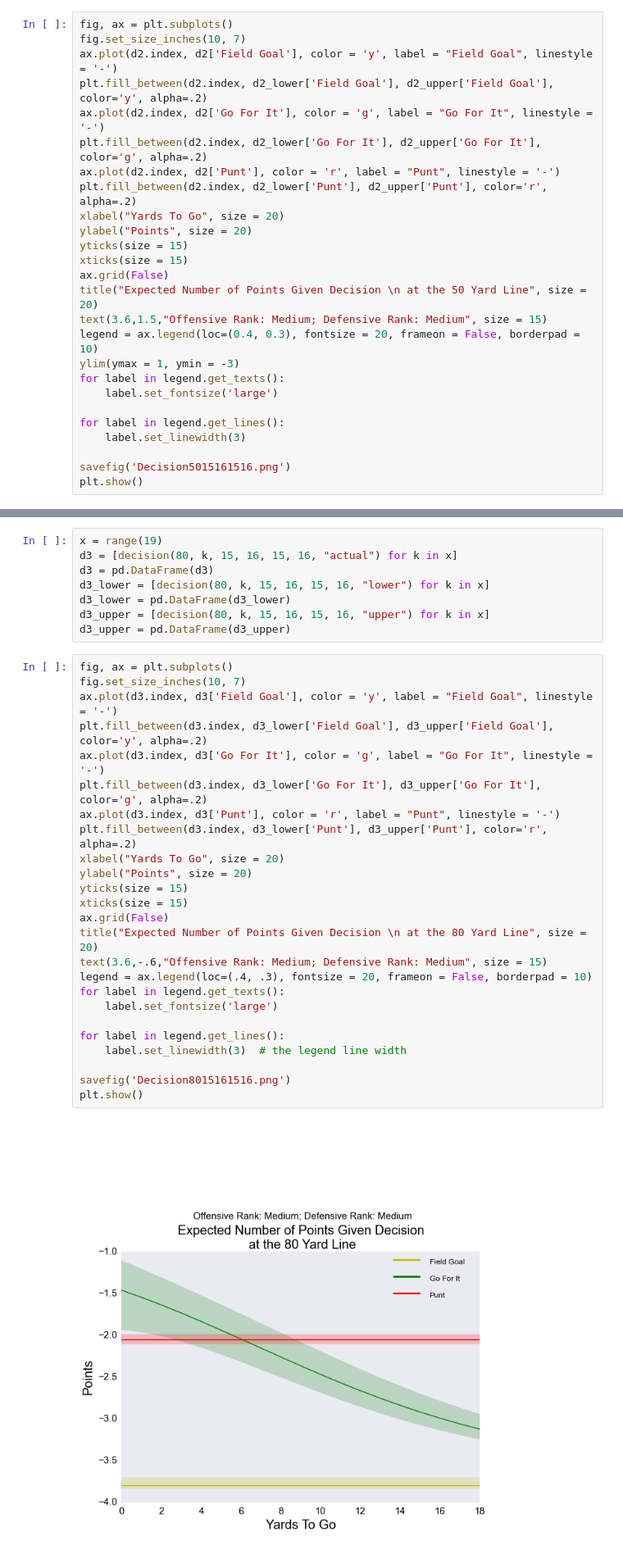
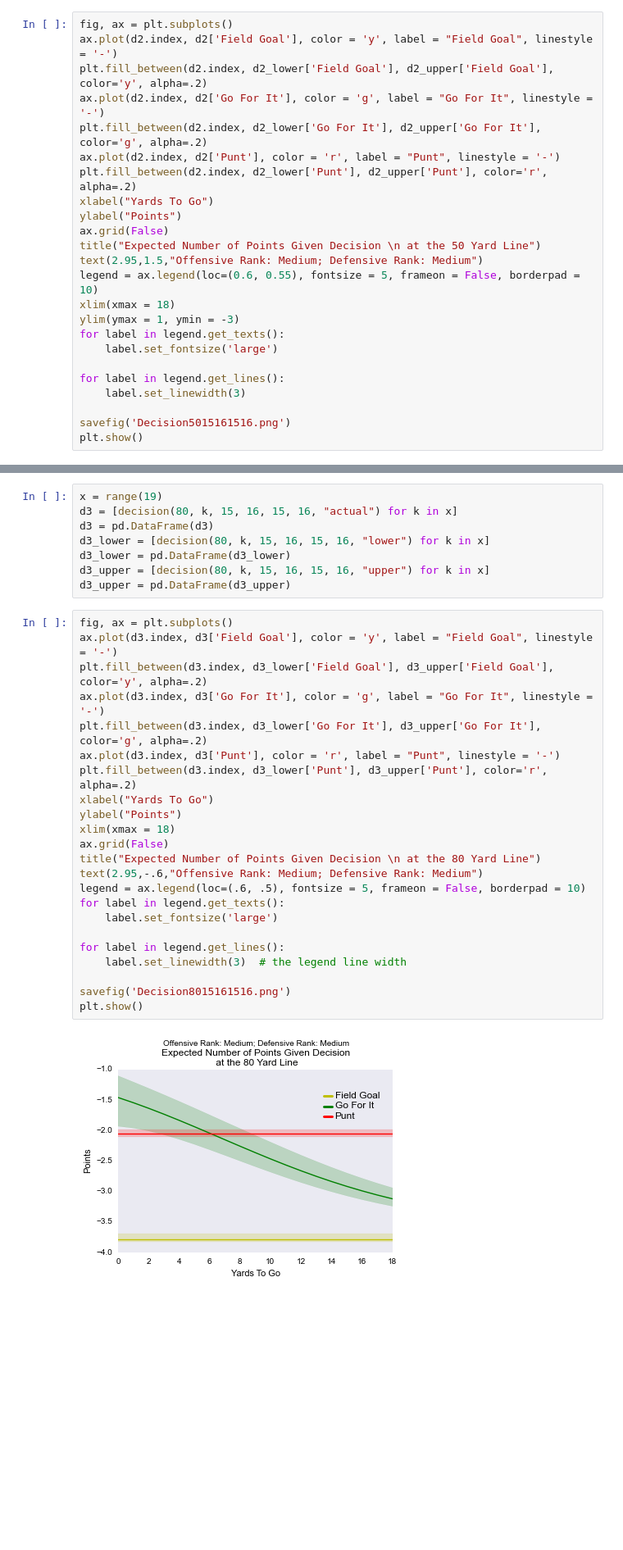
Before and after one commit to tomdawg86/Stat_222_NFL_Project, a Jupyter notebook: NFL-Go-For-It!.ipynb, the cells around one changed output, grey strips where cells are left out. Shown at 82% size. Cells and saved outputs as stored; diff of their text form; blank space fills up the shorter version.

```diff
--- a/NFL-Go-For-It!.ipynb
+++ b/NFL-Go-For-It!.ipynb
@@ -985,21 +1024,19 @@ d2_upper = [decision(50, k, 15, 16, 15, 16, "upper") for k in x]
 d2_upper = pd.DataFrame(d2_upper)
 # %%
 fig, ax = plt.subplots()
-fig.set_size_inches(10, 7)
 ax.plot(d2.index, d2['Field Goal'], color = 'y', label = "Field Goal", linestyle = '-')
 plt.fill_between(d2.index, d2_lower['Field Goal'], d2_upper['Field Goal'], color='y', alpha=.2)
 ax.plot(d2.index, d2['Go For It'], color = 'g', label = "Go For It", linestyle = '-')
 plt.fill_between(d2.index, d2_lower['Go For It'], d2_upper['Go For It'], color='g', alpha=.2)
 ax.plot(d2.index, d2['Punt'], color = 'r', label = "Punt", linestyle = '-')
 plt.fill_between(d2.index, d2_lower['Punt'], d2_upper['Punt'], color='r', alpha=.2)
-xlabel("Yards To Go", size = 20)
-ylabel("Points", size = 20)
-yticks(size = 15)
-xticks(size = 15)
+xlabel("Yards To Go")
+ylabel("Points")
 ax.grid(False)
-title("Expected Number of Points Given Decision \n at the 50 Yard Line", size = 20)
-text(3.6,1.5,"Offensive Rank: Medium; Defensive Rank: Medium", size = 15)
-legend = ax.legend(loc=(0.4, 0.3), fontsize = 20, frameon = False, borderpad = 10)
+title("Expected Number of Points Given Decision \n at the 50 Yard Line")
+text(2.95,1.5,"Offensive Rank: Medium; Defensive Rank: Medium")
+legend = ax.legend(loc=(0.6, 0.55), fontsize = 5, frameon = False, borderpad = 10)
+xlim(xmax = 18)
 ylim(ymax = 1, ymin = -3)
 for label in legend.get_texts():
     label.set_fontsize('large')
@@ -1023,29 +1060,27 @@ d3_upper = [decision(80, k, 15, 16, 15, 16, "upper") for k in x]
 d3_upper = pd.DataFrame(d3_upper)
 # %%
 fig, ax = plt.subplots()
-fig.set_size_inches(10, 7)
 ax.plot(d3.index, d3['Field Goal'], color = 'y', label = "Field Goal", linestyle = '-')
 plt.fill_between(d3.index, d3_lower['Field Goal'], d3_upper['Field Goal'], color='y', alpha=.2)
 ax.plot(d3.index, d3['Go For It'], color = 'g', label = "Go For It", linestyle = '-')
 plt.fill_between(d3.index, d3_lower['Go For It'], d3_upper['Go For It'], color='g', alpha=.2)
 ax.plot(d3.index, d3['Punt'], color = 'r', label = "Punt", linestyle = '-')
 plt.fill_between(d3.index, d3_lower['Punt'], d3_upper['Punt'], color='r', alpha=.2)
-xlabel("Yards To Go", size = 20)
-ylabel("Points", size = 20)
-yticks(size = 15)
-xticks(size = 15)
+xlabel("Yards To Go")
+ylabel("Points")
+xlim(xmax = 18)
 ax.grid(False)
-title("Expected Number of Points Given Decision \n at the 80 Yard Line", size = 20)
-text(3.6,-.6,"Offensive Rank: Medium; Defensive Rank: Medium", size = 15)
-legend = ax.legend(loc=(.4, .3), fontsize = 20, frameon = False, borderpad = 10)
+title("Expected Number of Points Given Decision \n at the 80 Yard Line")
+text(2.95,-.6,"Offensive Rank: Medium; Defensive Rank: Medium")
+legend = ax.legend(loc=(.6, .5), fontsize = 5, frameon = False, borderpad = 10)
 for label in legend.get_texts():
     label.set_fontsize('large')
 
 for label in legend.get_lines():
     label.set_linewidth(3)  # the legend line width
 
 savefig('Decision8015161516.png')
 plt.show()
 # %% [output]
-[figure, old version]
+[figure, new version]
 # %% [markdown]
```
Also changed, not shown: parts of 56 cells of this notebook, 14 other files.
